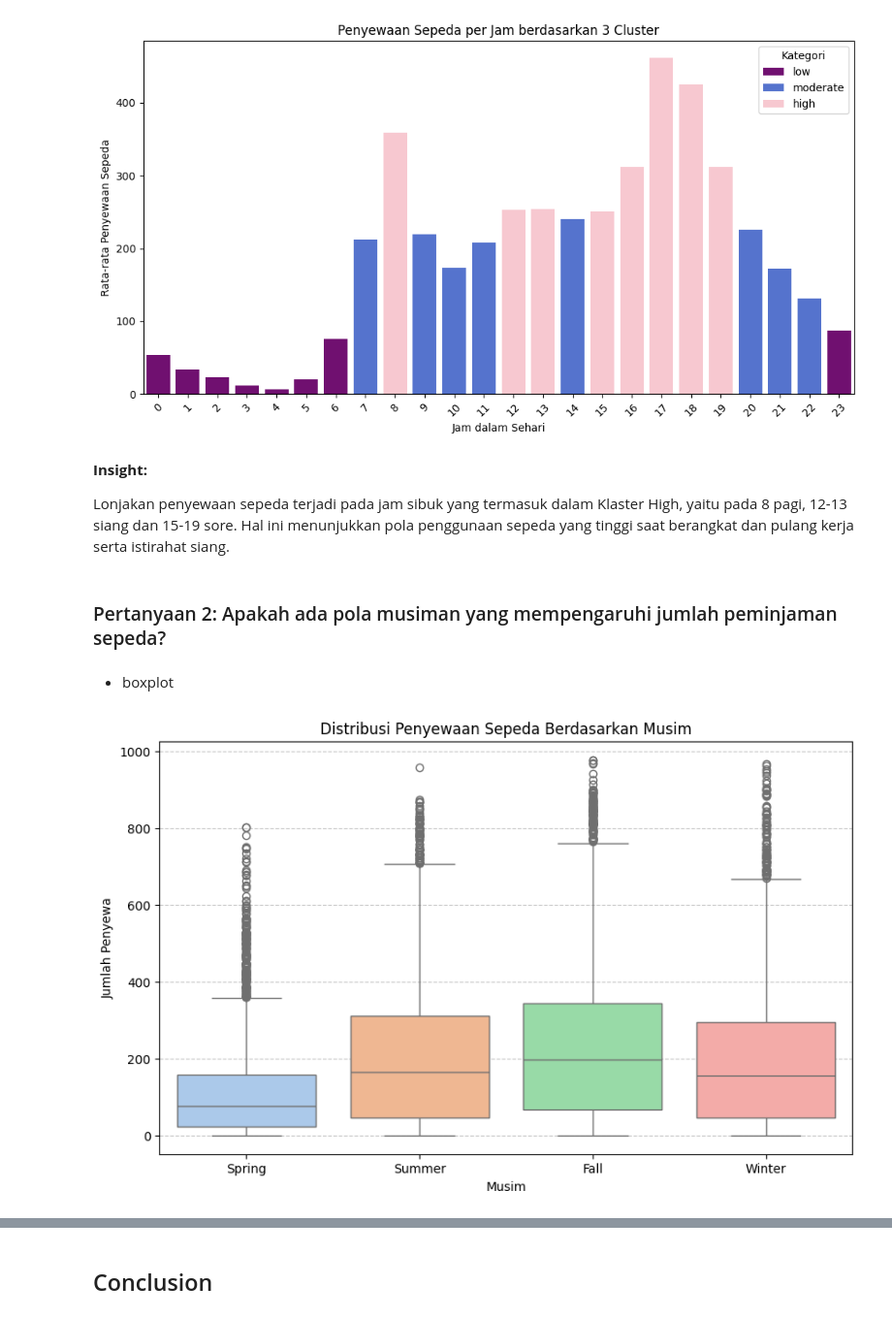
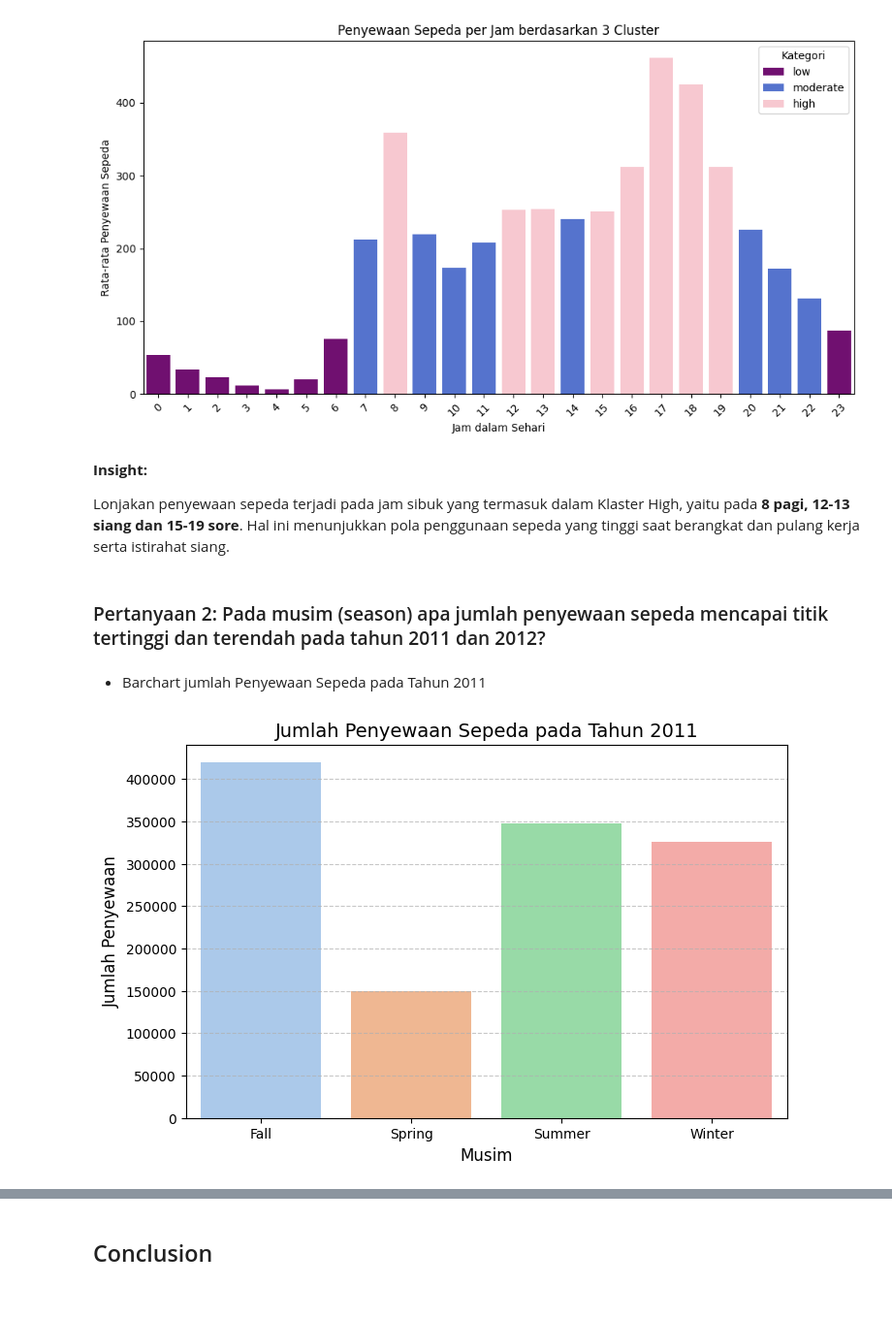
Before and after one commit to saftanafitri/bike-sharing, a Jupyter notebook: notebook.ipynb, the cells around one changed output, grey strips where cells are left out. Shown at 97% size. Saved outputs shown, nothing was run; the diff lists cells and outputs as text; code cells hidden in the pictures.

```diff
--- a/notebook.ipynb
+++ b/notebook.ipynb
@@ -374,6 +374,6 @@ waktu yang masuk dalam cluster high adalah pukul **8, 12, 13, 15, 16, 17, 18, 19
 # %% [markdown]
 - Jumlah penyewa berdasarkan musim(season)
 # %%
-rent_by_season = hour_df.groupby("season")["cnt"].sum()
+rent_by_season = hour_df.groupby(["season", "yr"])["cnt"].sum().unstack()
 rent_by_season
 # %% [output]
@@ -476,18 +475,22 @@ plt.show()
 # %% [markdown]
  **Insight:**
 
- Lonjakan penyewaan sepeda terjadi pada jam sibuk yang termasuk dalam Klaster High, yaitu pada 8 pagi, 12-13 siang dan 15-19 sore. Hal ini menunjukkan pola penggunaan sepeda yang tinggi saat berangkat dan pulang kerja serta istirahat siang.
+ Lonjakan penyewaan sepeda terjadi pada jam sibuk yang termasuk dalam Klaster High, yaitu pada **8 pagi, 12-13 siang dan 15-19 sore**. Hal ini menunjukkan pola penggunaan sepeda yang tinggi saat berangkat dan pulang kerja serta istirahat siang.
-# %% [markdown]
-### Pertanyaan 2: Apakah ada pola musiman yang mempengaruhi jumlah peminjaman sepeda?
-# %% [markdown]
-- boxplot
+# %% [markdown]
+### Pertanyaan 2:  Pada musim (season) apa jumlah penyewaan sepeda mencapai titik tertinggi dan terendah pada tahun 2011 dan 2012?
+# %% [markdown]
+- Barchart jumlah Penyewaan Sepeda pada Tahun 2011
 # %%
-plt.figure(figsize=(10, 6))
-sns.boxplot(x="season", y="cnt", data=hour_df, hue="season", palette="pastel", legend=False)
-plt.xlabel("Musim")
-plt.ylabel("Jumlah Penyewa")
-plt.title("Distribusi Penyewaan Sepeda Berdasarkan Musim")
+rent_2011 = rent_by_season[2011]
+
+plt.figure(figsize=(8, 5))
+sns.barplot(x=rent_2011.index, y=rent_2011.values, hue=rent_2011.index, palette="pastel", legend=False)
+
+plt.title("Jumlah Penyewaan Sepeda pada Tahun 2011", fontsize=14)
+plt.xlabel("Musim", fontsize=12)
+plt.ylabel("Jumlah Penyewaan", fontsize=12)
 plt.grid(axis="y", linestyle="--", alpha=0.7)
+
 plt.show()
 # %% [output]
-[figure, old version]
+[figure, new version]
```
Also changed, not shown: parts of 19 cells of this notebook.
